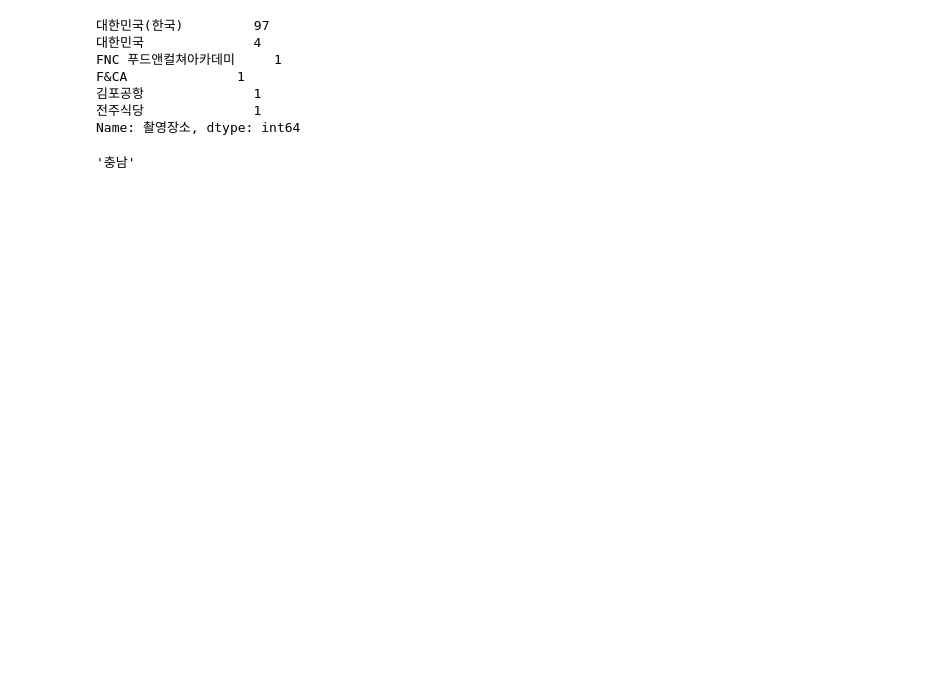
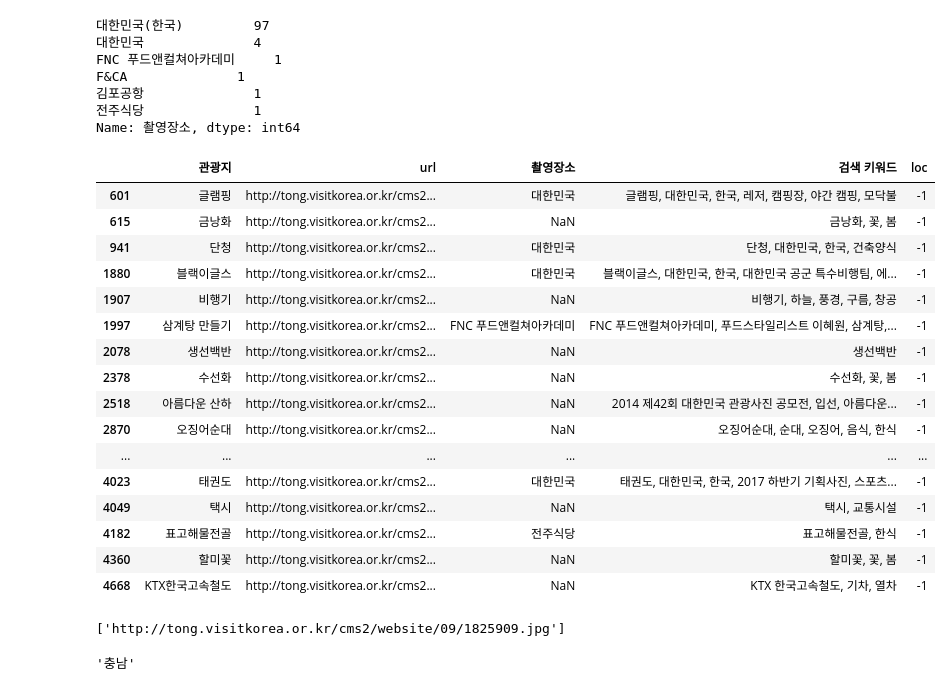
Before and after one commit to Travel-Destination-Reccommend/Rec_Logic, a Jupyter notebook: preprocessing_location.ipynb, the cells around one changed output. Saved outputs shown, nothing was run; the diff lists cells and outputs as text; code cells hidden in the pictures; blank space fills up the shorter version.

```diff
--- a/preprocessing_location.ipynb
+++ b/preprocessing_location.ipynb
@@ -104,6 +104,30 @@ F&CA              1
 김포공항              1
 전주식당              1
 Name: 촬영장소, dtype: int64
+# %%
+df.loc[(df['loc'] == -1)&(df['촬영장소']!='대한민국(한국)')]
+# %% [output]
+|  | 관광지 | url | 촬영장소 | 검색 키워드 | loc |
+| 601 | 글램핑 | http://tong.visitkorea.or.kr/cms2... | 대한민국 | 글램핑, 대한민국, 한국, 레저, 캠핑장, 야간 캠핑, 모닥불 | -1 |
+| 615 | 금낭화 | http://tong.visitkorea.or.kr/cms2... | NaN | 금낭화, 꽃, 봄 | -1 |
+| 941 | 단청 | http://tong.visitkorea.or.kr/cms2... | 대한민국 | 단청, 대한민국, 한국, 건축양식 | -1 |
+| 1880 | 블랙이글스 | http://tong.visitkorea.or.kr/cms2... | 대한민국 | 블랙이글스, 대한민국, 한국, 대한민국 공군 특수비행팀, 에... | -1 |
+| 1907 | 비행기 | http://tong.visitkorea.or.kr/cms2... | NaN | 비행기, 하늘, 풍경, 구름, 창공 | -1 |
+| 1997 | 삼계탕 만들기 | http://tong.visitkorea.or.kr/cms2... | FNC 푸드앤컬쳐아카데미 | FNC 푸드앤컬쳐아카데미, 푸드스타일리스트 이혜원, 삼계탕,... | -1 |
+| 2078 | 생선백반 | http://tong.visitkorea.or.kr/cms2... | NaN | 생선백반 | -1 |
+| 2378 | 수선화 | http://tong.visitkorea.or.kr/cms2... | NaN | 수선화, 꽃, 봄 | -1 |
+| 2518 | 아름다운 산하 | http://tong.visitkorea.or.kr/cms2... | NaN | 2014 제42회 대한민국 관광사진 공모전, 입선, 아름다운... | -1 |
+| 2870 | 오징어순대 | http://tong.visitkorea.or.kr/cms2... | NaN | 오징어순대, 순대, 오징어, 음식, 한식 | -1 |
+| ... | ... | ... | ... | ... | ... |
+| 4023 | 태권도 | http://tong.visitkorea.or.kr/cms2... | 대한민국 | 태권도, 대한민국, 한국, 2017 하반기 기획사진, 스포츠... | -1 |
+| 4049 | 택시 | http://tong.visitkorea.or.kr/cms2... | NaN | 택시, 교통시설 | -1 |
+| 4182 | 표고해물전골 | http://tong.visitkorea.or.kr/cms2... | 전주식당 | 표고해물전골, 한식 | -1 |
+| 4360 | 할미꽃 | http://tong.visitkorea.or.kr/cms2... | NaN | 할미꽃, 꽃, 봄 | -1 |
+| 4668 | KTX한국고속철도 | http://tong.visitkorea.or.kr/cms2... | NaN | KTX 한국고속철도, 기차, 열차 | -1 |
+# %%
+print(df.loc[df['촬영장소']=='FNC 푸드앤컬쳐아카데미']['url'].to_list())
+# %% [output]
+['http://tong.visitkorea.or.kr/cms2/website/09/1825909.jpg']
 # %%
 # import requests
 # def get_address(address):
```
